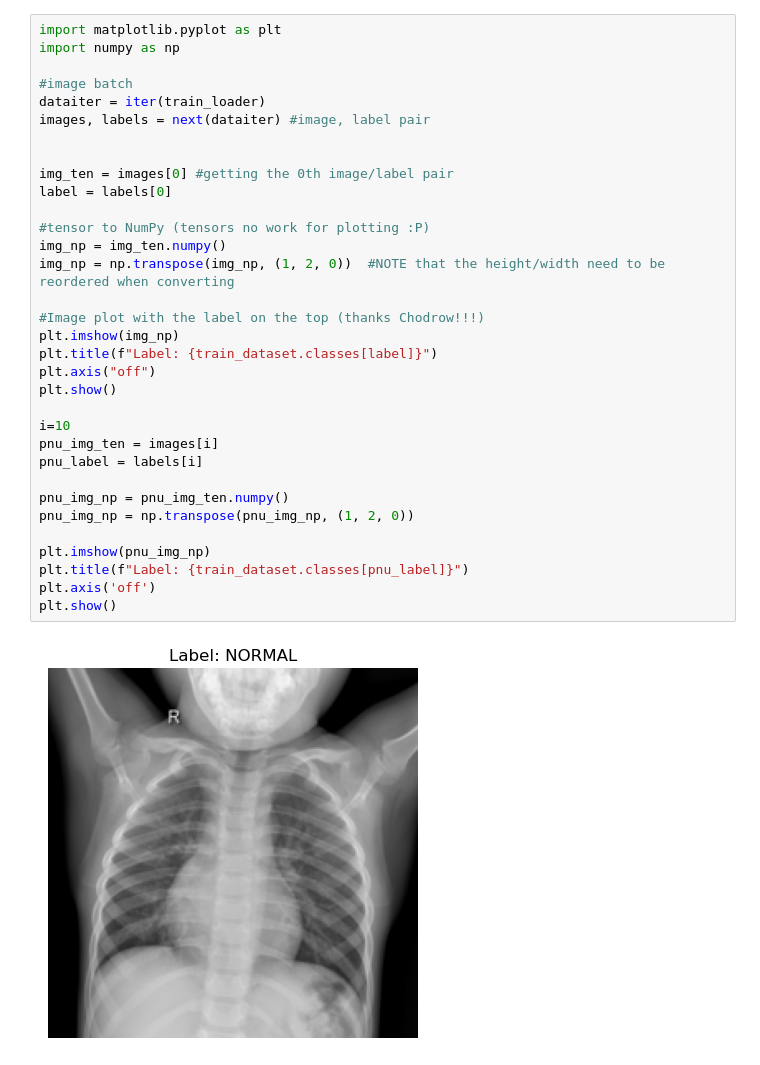
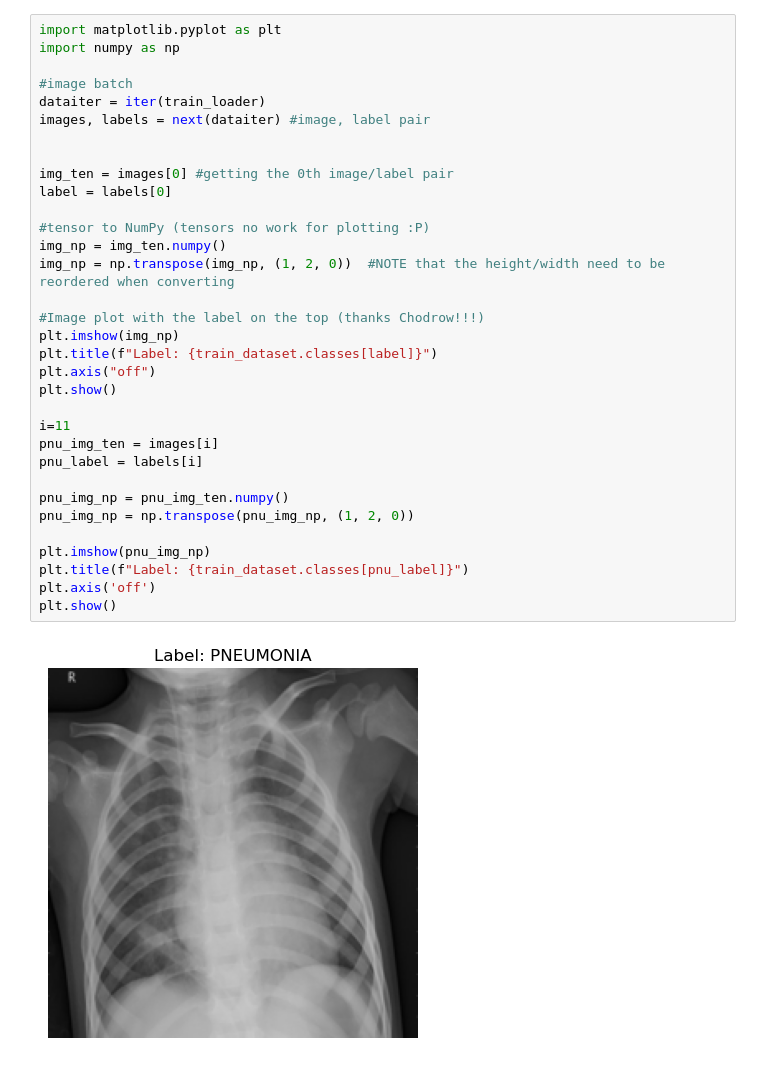
Before and after one commit to EpicET/cs0451-pneumonia-detection, a Jupyter notebook: Peumonia Image Vectorization.ipynb, the cells around one changed output. Drawn from its saved outputs; the diff is of its cells as text.

```diff
--- a/Peumonia Image Vectorization.ipynb
+++ b/Peumonia Image Vectorization.ipynb
@@ -26,32 +27,32 @@ import numpy as np
 
 #image batch
 dataiter = iter(train_loader)
 images, labels = next(dataiter) #image, label pair
 
 
 img_ten = images[0] #getting the 0th image/label pair
 label = labels[0]
 
 #tensor to NumPy (tensors no work for plotting :P)
 img_np = img_ten.numpy()
 img_np = np.transpose(img_np, (1, 2, 0))  #NOTE that the height/width need to be reordered when converting
 
 #Image plot with the label on the top (thanks Chodrow!!!)
 plt.imshow(img_np)
 plt.title(f"Label: {train_dataset.classes[label]}")
 plt.axis("off")
 plt.show()
 
-i=10
+i=11
 pnu_img_ten = images[i]
 pnu_label = labels[i]
 
 pnu_img_np = pnu_img_ten.numpy()
 pnu_img_np = np.transpose(pnu_img_np, (1, 2, 0))
 
 plt.imshow(pnu_img_np)
 plt.title(f"Label: {train_dataset.classes[pnu_label]}")
 plt.axis('off')
 plt.show()
 # %% [output]
-[figure, old version]
+[figure, new version]
```
Also changed, not shown: parts of 2 cells of this notebook, 6 other files.
